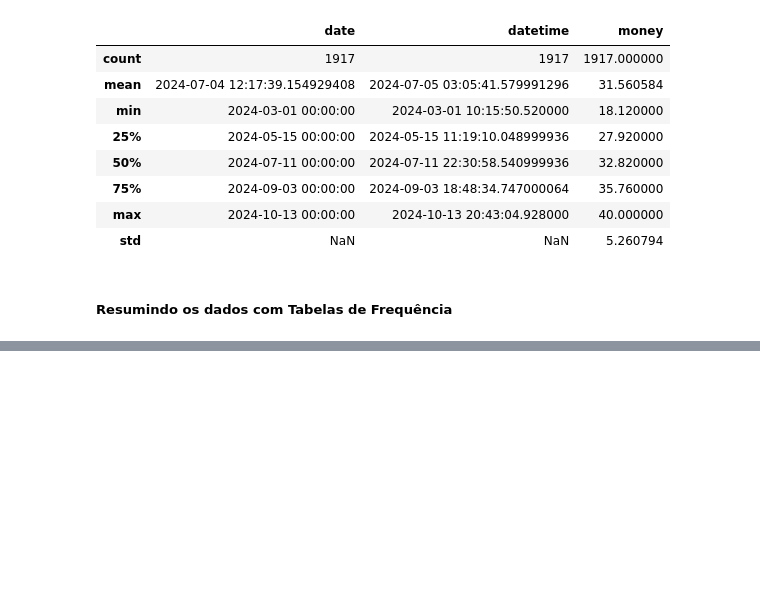
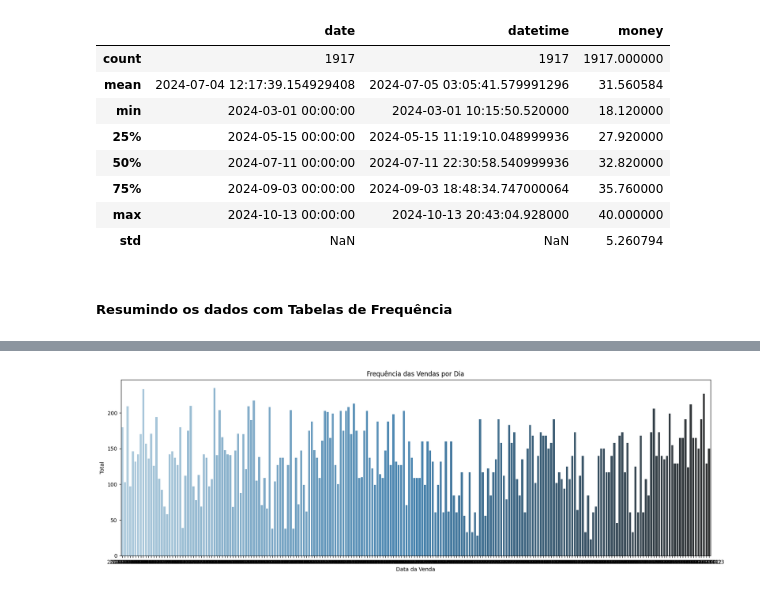
Before and after one commit to ryanrodr/coffee-sales-analysis, a Jupyter notebook: notebooks/analise_exploratoria.ipynb, the cells around one changed output, grey strips where cells are left out. Saved outputs shown, nothing was run; the diff lists cells and outputs as text; code cells hidden in the pictures; blank space fills up the shorter version.

```diff
--- a/notebooks/analise_exploratoria.ipynb
+++ b/notebooks/analise_exploratoria.ipynb
@@ -161,3 +254,15 @@ tb_vendas_dia
+# %%
+plt.figure(figsize=(20,6))
+plt.title('Frequência das Vendas por Dia')
+
+# Adiciona gráfico de barras ordenado por frequência
+sns.barplot(data=tb_vendas_dia,
+            x='Data da Venda',
+            y='Total',
+            palette='Blues_d')
+plt.show();
+# %% [output]
+[figure, added]
 # %%
 # Cria a tabela de vendas por data, tipo de pagamento e
 tb_tipo_vendas = df.groupby(['date', 'cash_type']).agg(
```
Also changed, not shown: parts of 7 cells of this notebook.
